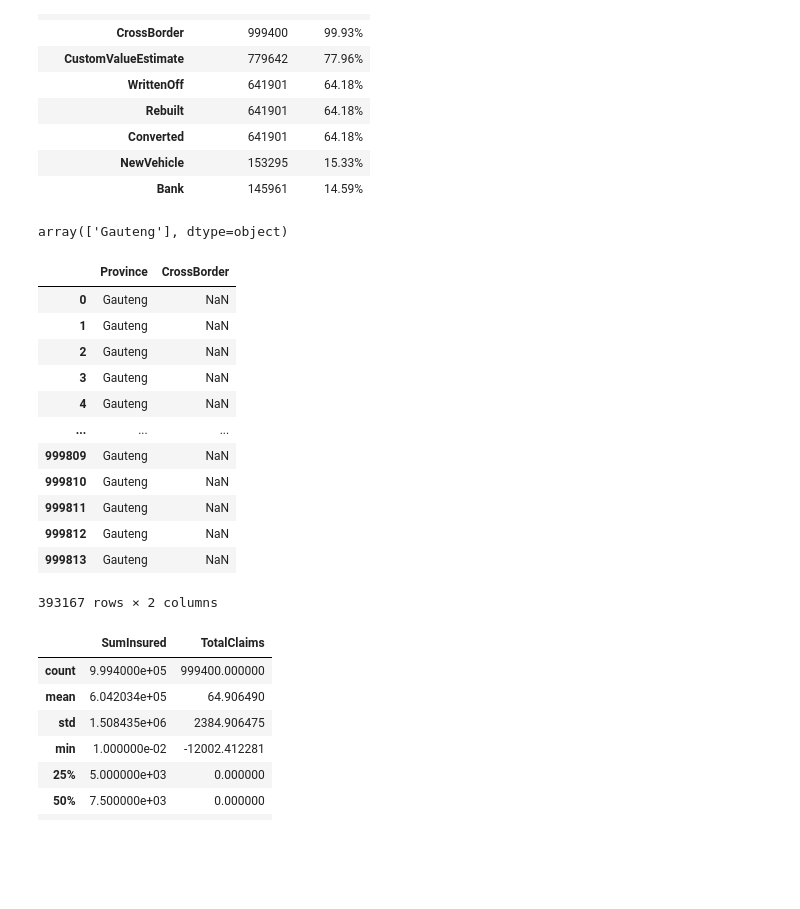
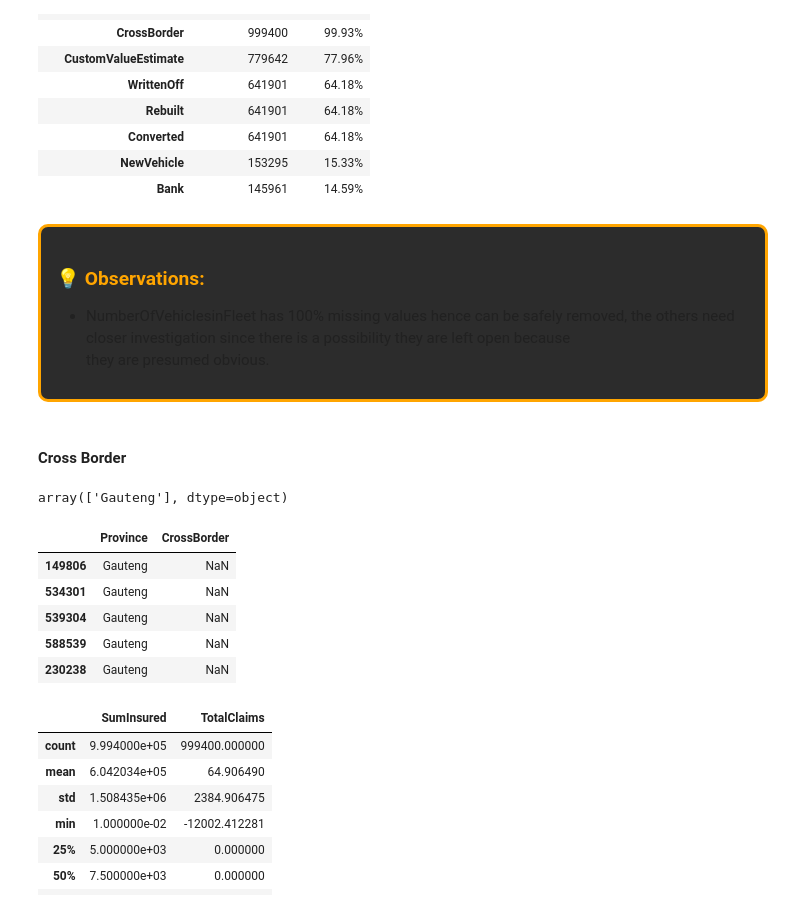
Before and after one commit to Teshager21/insurance-risk-modeling, a Jupyter notebook: notebooks/exploratory/eda_insurance.ipynb, the cells around one changed output. Saved outputs shown, nothing was run; the diff lists cells and outputs as text; code cells hidden in the pictures; blank space fills up the shorter version.

```diff
--- a/notebooks/exploratory/eda_insurance.ipynb
+++ b/notebooks/exploratory/eda_insurance.ipynb
@@ -275,4 +276,13 @@ dq.columns_with_significant_missing_values(threshold=5)
 | Converted | 641901 | 64.18% |
 | NewVehicle | 153295 | 15.33% |
 | Bank | 145961 | 14.59% |
+# %% [markdown]
+<div style="border-radius:10px; border:orange solid; padding: 15px; font-size:100%; text-align:left; font-color:#325939;background-color:#2c2c2c">
+<h3 align="left"><font color='orange'>💡 Observations:</font></h3>
+
+* NumberOfVehiclesinFleet has 100% missing values hence can be safely removed, the others need closer investigation since there is a possibility they are left open because
+  <br>they are presumed obvious.
+</div>
+# %% [markdown]
+#### Cross Border
 # %%
@@ -281,21 +292,15 @@ df[df['CrossBorder']=='No']['Province'].unique()
 array(['Gauteng'], dtype=object)
 # %%
 dft=df[df['CrossBorder'].isna()]
-dft[dft['Province']=='Gauteng'][['Province','CrossBorder']]
+# sample through the gauteng province
+dft[dft['Province']=='Gauteng'][['Province','CrossBorder']].sample(5)
 # %% [output]
 |  | Province | CrossBorder |
-| 0 | Gauteng | NaN |
-| 1 | Gauteng | NaN |
-| 2 | Gauteng | NaN |
-| 3 | Gauteng | NaN |
-| 4 | Gauteng | NaN |
-| ... | ... | ... |
-| 999809 | Gauteng | NaN |
-| 999810 | Gauteng | NaN |
-| 999811 | Gauteng | NaN |
-| 999812 | Gauteng | NaN |
-| 999813 | Gauteng | NaN |
+| 149806 | Gauteng | NaN |
+| 534301 | Gauteng | NaN |
+| 539304 | Gauteng | NaN |
+| 588539 | Gauteng | NaN |
+| 230238 | Gauteng | NaN |
-393167 rows × 2 columns
 # %%
 # Create two groups
 crossborder_nan = df[df['CrossBorder'].isna()]
```
Also changed, not shown: parts of 45 cells of this notebook.
